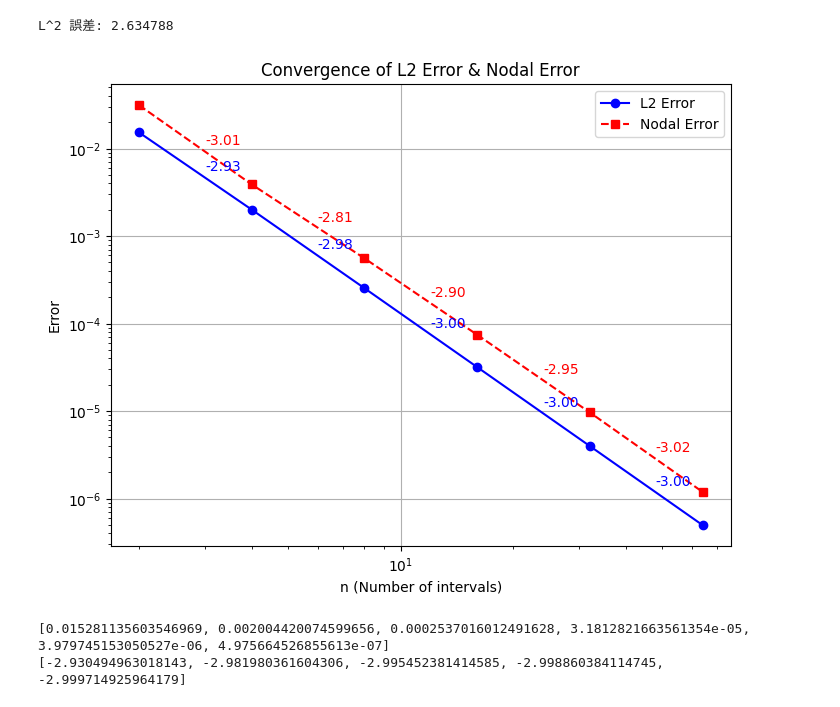
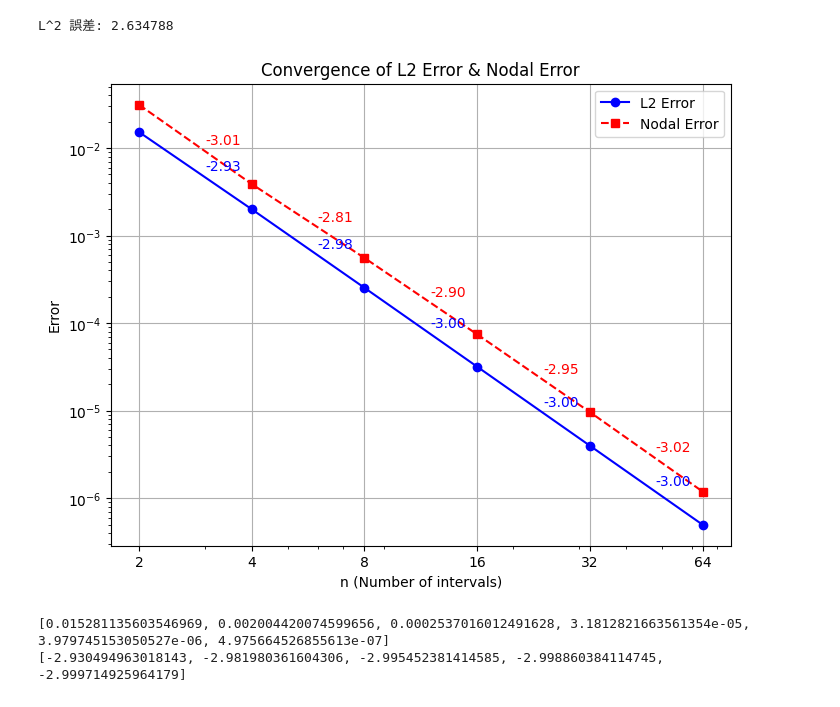
Before and after one commit to O0O0O0O0OP48763/123, a Jupyter notebook: DG_HW1.ipynb, the cells around one changed output. Drawn from its saved outputs; the diff is of its cells as text; code cells hidden in the pictures.

```diff
--- a/DG_HW1.ipynb
+++ b/DG_HW1.ipynb
@@ -258,35 +258,37 @@ for n in n_values:
     L2_error = compute_L2_error(f, f_proj, c_kn, x_nodes, N)
     nodal_error = compute_nodal_error(f, f_proj, x_nodes, c_kn, N)
     L2_errors.append(L2_error)
     nodal_errors.append(nodal_error)
 
 # 計算收斂率
 L2_rates = compute_convergence_rate(L2_errors, n_values)
 nodal_rates = compute_convergence_rate(nodal_errors, n_values)
 
 # 繪製誤差與收斂率
 plt.figure(figsize=(8,6))
 plt.loglog(n_values, L2_errors, marker='o', linestyle='-', color='b', label='L2 Error')
 plt.loglog(n_values, nodal_errors, marker='s', linestyle='--', color='r', label='Nodal Error')
+plt.xticks(n_values, labels=n_values)
 
 # 標示收斂率
 for i in range(len(L2_rates)):
     x_pos = (n_values[i] + n_values[i+1]) / 2
     y_pos_L2 = np.sqrt(L2_errors[i] * L2_errors[i+1])
     y_pos_nodal = np.sqrt(nodal_errors[i] * nodal_errors[i+1])
     plt.text(x_pos, y_pos_L2, f"{L2_rates[i]:.2f}", fontsize=10, color='b')
     plt.text(x_pos, y_pos_nodal, f"{nodal_rates[i]:.2f}", fontsize=10, color='r')
 
-plt.xscale('log')
+
+
 plt.yscale('log')
 plt.xlabel("n (Number of intervals)")
 plt.ylabel("Error")
 plt.title("Convergence of L2 Error & Nodal Error")
 plt.legend()
 plt.grid()
 plt.show()
 # %% [output]
-[figure, old version]
+[figure, new version]
 # %%
 print(L2_errors)
 print(L2_rates)
```
